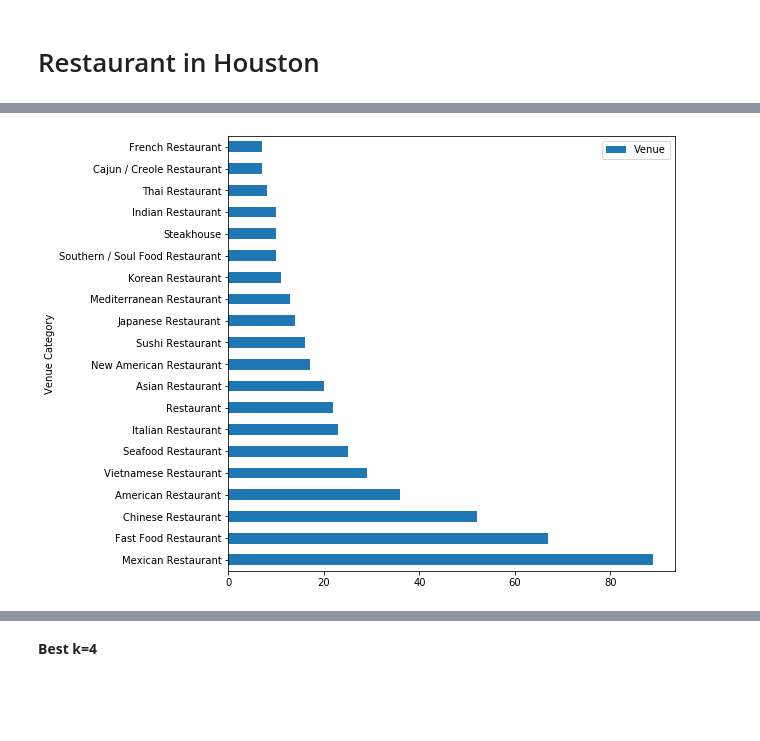
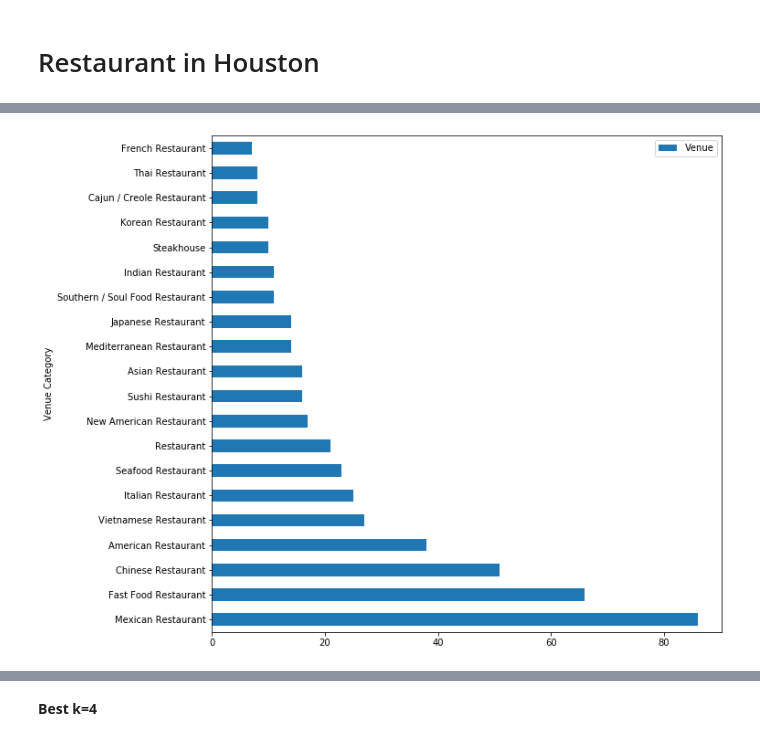
Before and after one commit to phyhuhu/Coursera_Capstone, a Jupyter notebook: Capstone_week5_notebook.ipynb, the cells around one changed output, grey strips where cells are left out. Drawn from its saved outputs; the diff is of its cells as text; code cells hidden in the pictures; blank space fills up the shorter version.

```diff
--- a/Capstone_week5_notebook.ipynb
+++ b/Capstone_week5_notebook.ipynb
@@ -74,0 +103,3 @@ Houston, USA 29.7589382 -95.3676974
+# %%
+houston_nei=pd.read_csv('houston_new_nei.csv')
+houston_nei.head()
@@ -75,16 +115,9 @@ Houston, USA 29.7589382 -95.3676974
 # %%
 lats=[]
 lons=[]
-for i in df['SNBNAME']:
+for i in houston_nei['Neighborhood']:
     nei=i+', Houston, TX'
     loc = geolocator.geocode(nei)
     lats.append(loc.latitude)
     lons.append(loc.longitude)
 #     print(nei,lats[-1],lons[-1])
-
-df_geo=pd.DataFrame([lats,lons])
-df_geo=df_geo.T
-df_geo.columns=['Latitude','Longitude']
-houston_data= pd.concat([df['SNBNAME'], df_geo], axis=1)
-houston_data.columns=['Neighborhood','Latitude','Longitude']
-# # houston_data.to_csv('houston_nei.csv')
@@ -126,26 +161,27 @@ map_Houston = folium.Map(location=[lat_Houston, lon_Houston], zoom_start=10)
 
 # add markers to map
 for lat, lon, neighborhood, pop in zip(houston_data['Latitude'], houston_data['Longitude'], houston_data['Neighborhood'], houston_data['Population']):
-    label = '{}'.format(neighborhood)
+    label = '{}, {}'.format(neighborhood, pop)
     label = folium.Popup(label, parse_html=True)
-    if neighborhood=='Chinatown' or neighborhood=='Energy Corridor':
+
+    if pop>=50000:
+        co='blue'
+        r=8
+    elif pop>=10000:
         co='red'
         r=5
     else:
-        if pop>10000:
-            co='blue'
-            r=5
-        else:
-            co='green'
-            r=4
+        co='green'
+        r=3
+
     folium.CircleMarker(
         [lat, lon],
         radius=r,
         popup=label,
         color=co,
         fill=True,
-        fill_color='#3186cc',
-        fill_opacity=0.5,
+        fill_color=co,
+        fill_opacity=0.3,
         parse_html=False).add_to(map_Houston)
 
 map_Houston
@@ -366,3 +437,5 @@ for i in df[df['Venue Category']=='Szechuan Restaurant'].index:
     df['Venue Category'][i]='Chinese Restaurant'
 for i in df[df['Venue Category']=='Hunan Restaurant'].index:
     df['Venue Category'][i]='Chinese Restaurant'
+for i in df[df['Venue Category']=='Hotpot Restaurant'].index:
+    df['Venue Category'][i]='Chinese Restaurant'
@@ -433,14 +488,13 @@ map_res
 # %% [output]
 [interactive output not drawn]
 # %%
-# df.to_csv('houston_restaurant.csv')
 df1=df.groupby('Venue Category').count()
 df1.sort_values(['Venue'], ascending=0, inplace=True)
 df1.drop(columns=['Neighborhood', 'Neighborhood Latitude', 'Neighborhood Longitude', 'Venue Latitude', 'Venue Longitude'], inplace=True)
-df1.iloc[:20].plot.barh(figsize=(8,8))
+df1.iloc[:20].plot.barh(figsize=(10,10))
 plt.show()
 # %% [output]
-[figure, old version]
+[figure, new version]
 # %%
 df_onehot = pd.get_dummies(df[['Venue Category']], prefix="", prefix_sep="")
 df_onehot.head()
```
Also changed, not shown: parts of 52 cells of this notebook.
